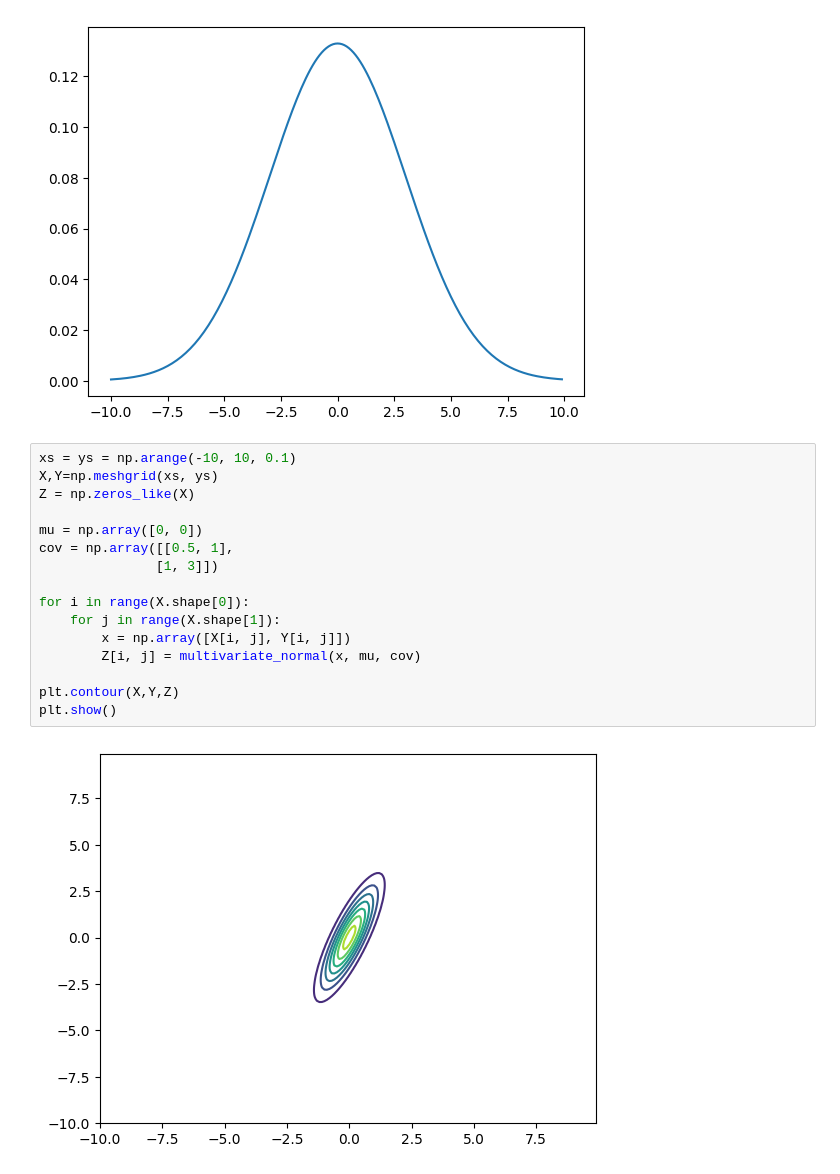
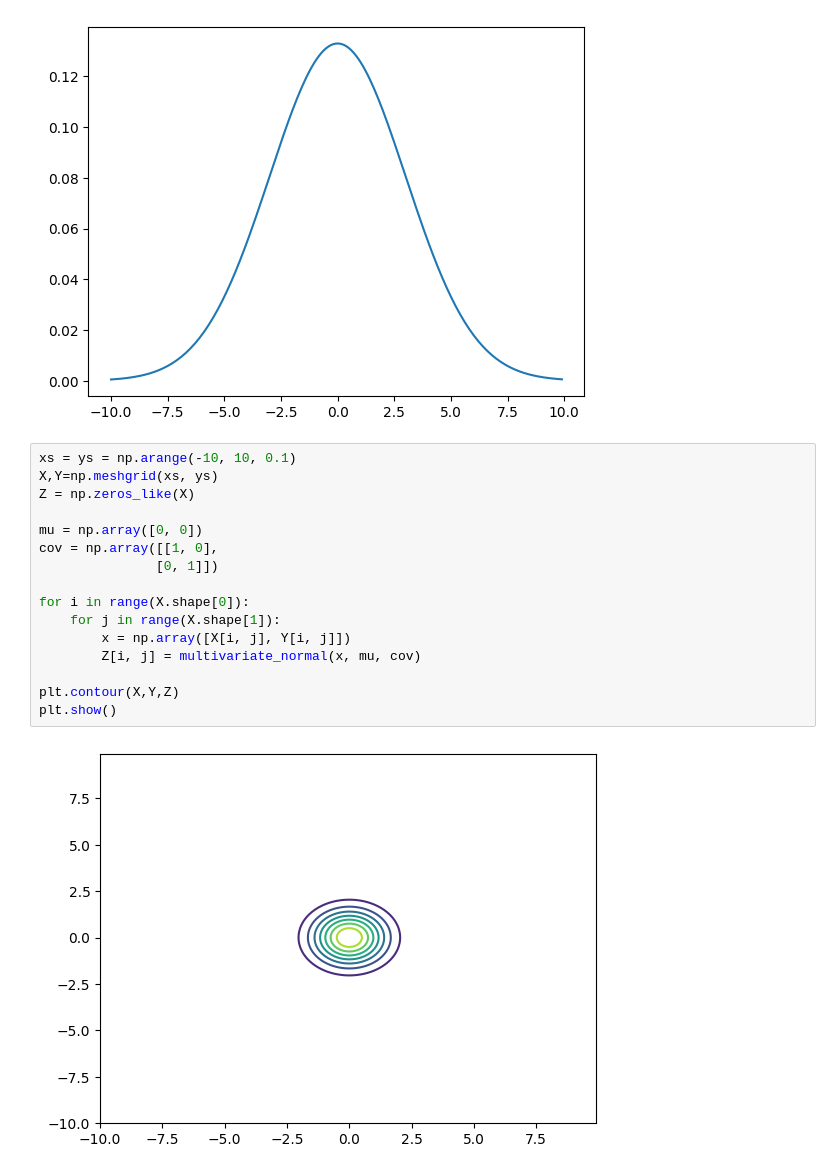
Before and after one commit to umatsumura/robotics_notebooks, a Jupyter notebook: probability/normals.ipynb, the cells around one changed output. Cells and saved outputs as stored; diff of their text form.

```diff
--- a/probability/normals.ipynb
+++ b/probability/normals.ipynb
@@ -22,18 +22,18 @@ plt.show()
 # %%
 xs = ys = np.arange(-10, 10, 0.1)
 X,Y=np.meshgrid(xs, ys)
 Z = np.zeros_like(X)
 
 mu = np.array([0, 0])
-cov = np.array([[0.5, 1],
-               [1, 3]])
+cov = np.array([[1, 0],
+               [0, 1]])
 
 for i in range(X.shape[0]):
     for j in range(X.shape[1]):
         x = np.array([X[i, j], Y[i, j]])
         Z[i, j] = multivariate_normal(x, mu, cov)
 
 plt.contour(X,Y,Z)
 plt.show()
 # %% [output]
-[figure, old version]
+[figure, new version]
```
